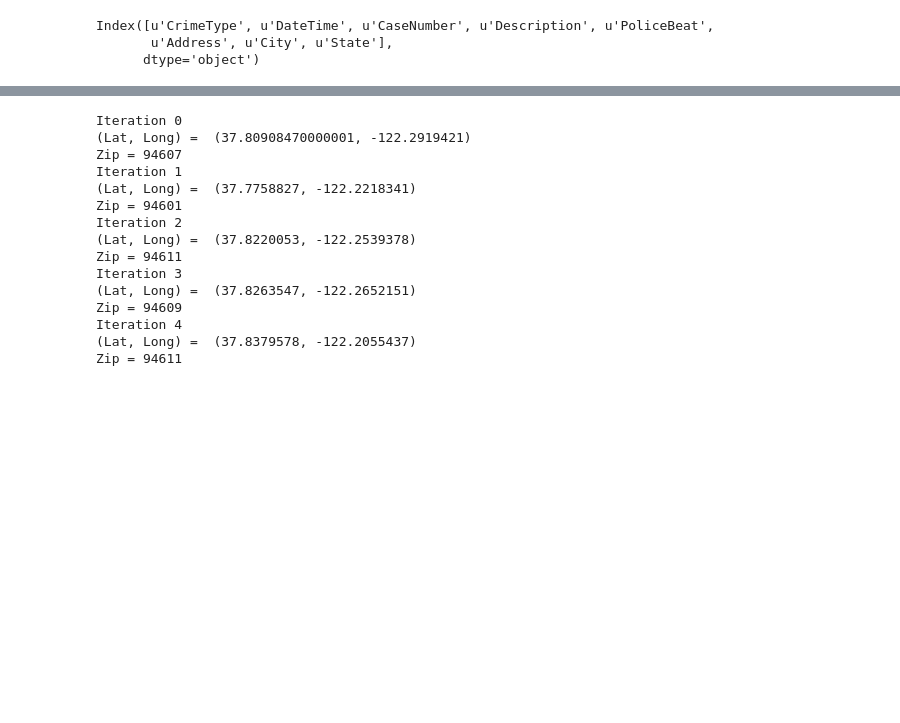
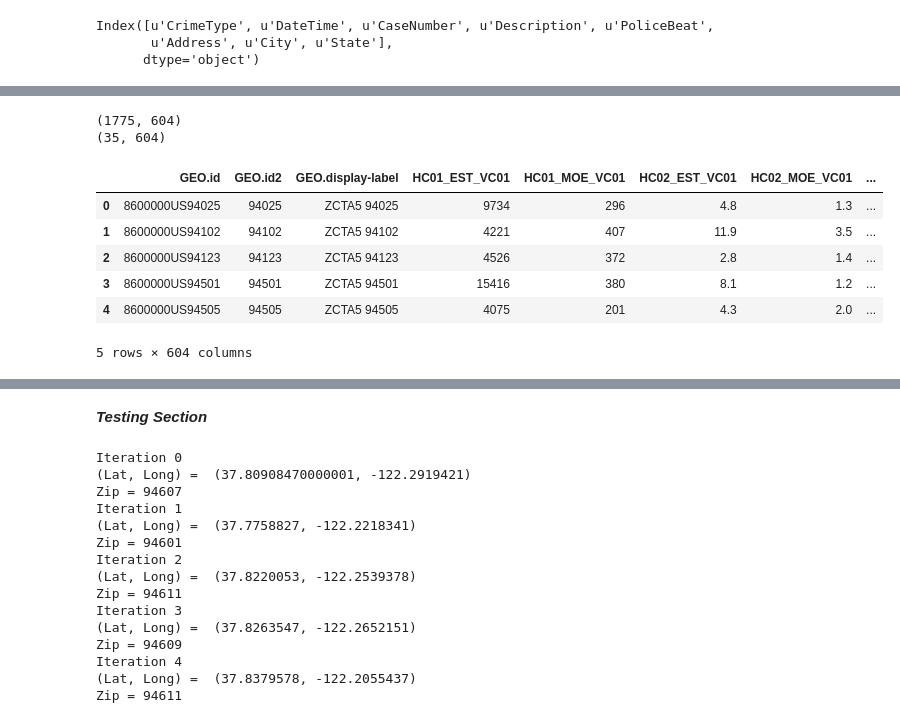
Before and after one commit to jeffrey-hsu/oakland-crime-prediction, a Jupyter notebook: machine_learning/crime_data_prediction.ipynb, the cells around one changed output, grey strips where cells are left out. Saved outputs shown, nothing was run; the diff lists cells and outputs as text; code cells hidden in the pictures; blank space fills up the shorter version.

```diff
--- a/machine_learning/crime_data_prediction.ipynb
+++ b/machine_learning/crime_data_prediction.ipynb
@@ -130,3 +175,29 @@ Iteration i = 9108
+# %%
+# Get family poverty data
+data = os.path.join(os.getcwd(),data_path + 'family_poverty_status_by_zip.csv')
+family_poverty_status = pd.read_csv(data)
+family_poverty_status = family_poverty_status.drop(0, axis=0)
+family_poverty_status['zip'] = [int(family_poverty_status.at[ind_poverty_status.index[i], 'GEO.id2']) for i in range(ind_poverty_status.shape[0])]
+print family_poverty_status.shape
+
+# Filter out data not for Oakland
+family_poverty_status_oakland = family_poverty_status.merge(oakland_zip_codes,
+                                                            left_on = 'zip',
+                                                            right_on = 'zip',
+                                                            how = 'inner')
+
+print family_poverty_status_oakland.shape
+family_poverty_status_oakland.head()
+# %% [output]
+(1775, 604)
+(35, 604)
+|  | GEO.id | GEO.id2 | GEO.display-label | HC01_EST_VC01 | HC01_MOE_VC01 | HC02_EST_VC01 | HC02_MOE_VC01 | ... |
+| 0 | 8600000US94025 | 94025 | ZCTA5 94025 | 9734 | 296 | 4.8 | 1.3 | ... |
+| 1 | 8600000US94102 | 94102 | ZCTA5 94102 | 4221 | 407 | 11.9 | 3.5 | ... |
+| 2 | 8600000US94123 | 94123 | ZCTA5 94123 | 4526 | 372 | 2.8 | 1.4 | ... |
+| 3 | 8600000US94501 | 94501 | ZCTA5 94501 | 15416 | 380 | 8.1 | 1.2 | ... |
+| 4 | 8600000US94505 | 94505 | ZCTA5 94505 | 4075 | 201 | 4.3 | 2.0 | ... |
+5 rows × 604 columns
 # %%
 # write crime_data to csv
 crime_data.to_csv('crimePublicData_transformed.csv')
@@ -140,4 +211,6 @@ crime_data.head()
 | 2 | VANDALISM | 2040-02-01 21:40:00 | 14-035766 | VANDALISM [UNDER $1,000] (AMENDED) | 09X | 600 FAIRMOUNT AV | Oakland | CA | 37.822005 | -122.253938 | ... |
 | 3 | THEFT/LARCENY | 2050-01-03 13:55:00 | 14-038177 | BURGLARY-AUTO | 08X | TELEGRAPH AV & W MACARTHUR BLVD | Oakland | CA | 37.826355 | -122.265215 | ... |
 | 4 | FRAUD | 2018-02-07 22:15:00 | 18-902981 | USE ANOTHER'S PERSONAL IDENTIFICA... | 13Z | 00 VISTA DEL MAR CT | Oakland | CA | 37.837958 | -122.205544 | ... |
+# %% [markdown]
+***Testing Section***
 # %%
```
Also changed, not shown: parts of 10 cells of this notebook, 2 other files.
